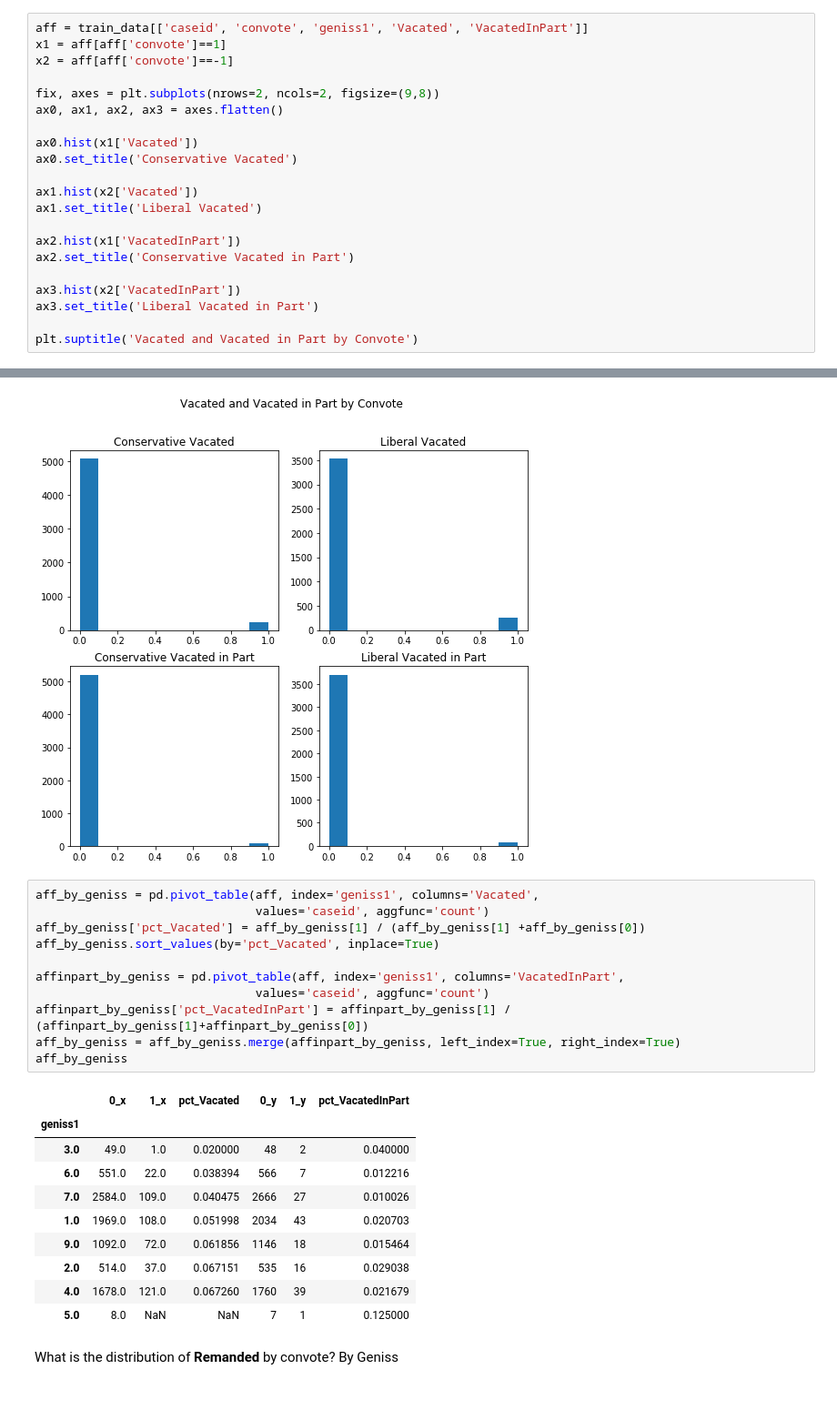
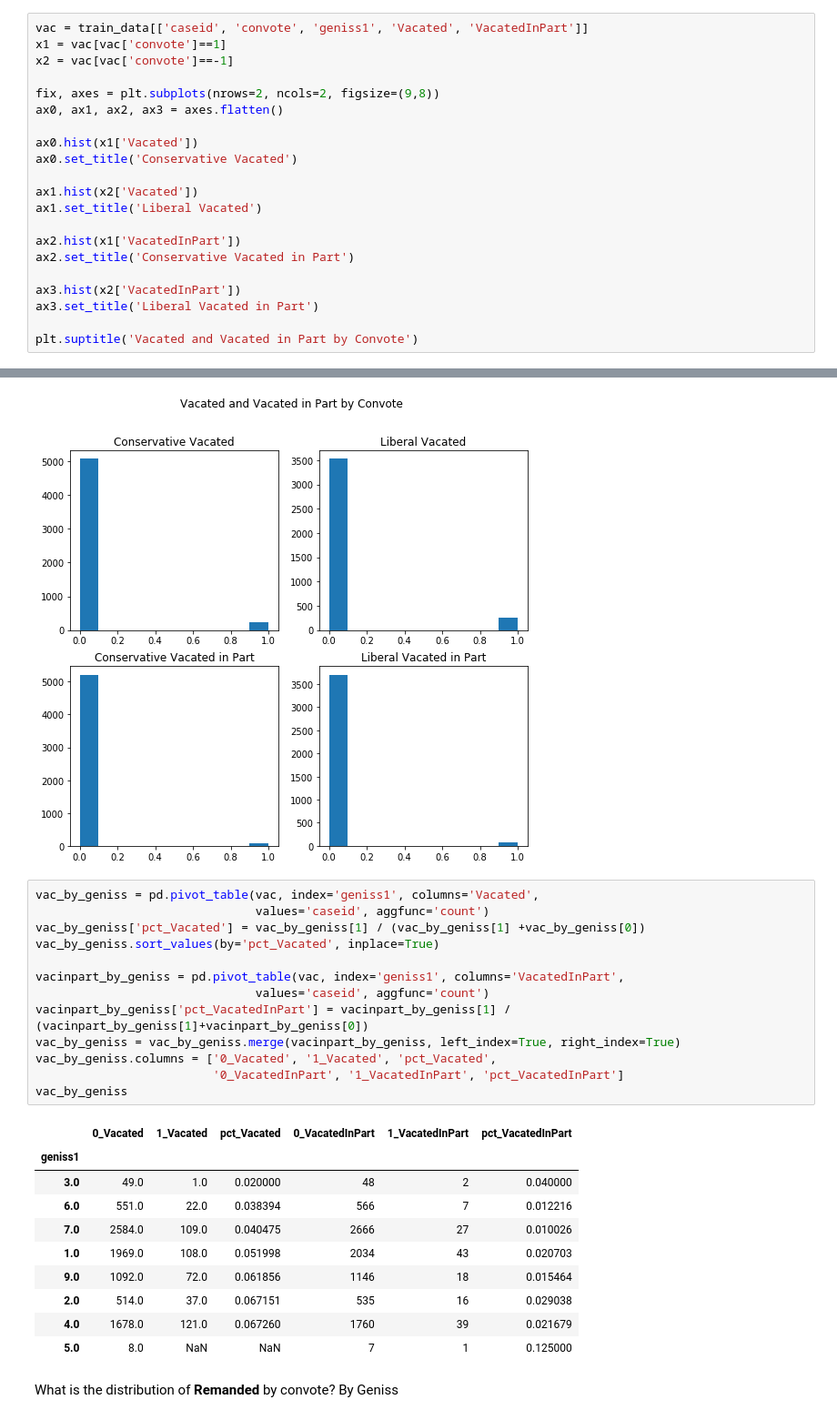
Before and after one commit to kailin-lu/CaseClassifier, a Jupyter notebook: CaseClassification.ipynb, the cells around one changed output, grey strips where cells are left out. Shown at 91% size. Cells and saved outputs as stored; diff of their text form.

```diff
--- a/Train.ipynb
+++ b/CaseClassification.ipynb
@@ -235,9 +242,9 @@ aff_by_geniss
 # %% [markdown]
 What is the distribution of **Vacated / Vacated in Part** by convote? By Geniss
 # %%
-aff = train_data[['caseid', 'convote', 'geniss1', 'Vacated', 'VacatedInPart']]
-x1 = aff[aff['convote']==1]
-x2 = aff[aff['convote']==-1]
+vac = train_data[['caseid', 'convote', 'geniss1', 'Vacated', 'VacatedInPart']]
+x1 = vac[vac['convote']==1]
+x2 = vac[vac['convote']==-1]
 
 fix, axes = plt.subplots(nrows=2, ncols=2, figsize=(9,8))
 ax0, ax1, ax2, ax3 = axes.flatten()
@@ -259,18 +266,20 @@ plt.suptitle('Vacated and Vacated in Part by Convote')
 <matplotlib.text.Text at 0x...>
 [figure]
 # %%
-aff_by_geniss = pd.pivot_table(aff, index='geniss1', columns='Vacated',
+vac_by_geniss = pd.pivot_table(vac, index='geniss1', columns='Vacated',
                                values='caseid', aggfunc='count')
-aff_by_geniss['pct_Vacated'] = aff_by_geniss[1] / (aff_by_geniss[1] +aff_by_geniss[0])
-aff_by_geniss.sort_values(by='pct_Vacated', inplace=True)
+vac_by_geniss['pct_Vacated'] = vac_by_geniss[1] / (vac_by_geniss[1] +vac_by_geniss[0])
+vac_by_geniss.sort_values(by='pct_Vacated', inplace=True)
 
-affinpart_by_geniss = pd.pivot_table(aff, index='geniss1', columns='VacatedInPart',
+vacinpart_by_geniss = pd.pivot_table(vac, index='geniss1', columns='VacatedInPart',
                                values='caseid', aggfunc='count')
-affinpart_by_geniss['pct_VacatedInPart'] = affinpart_by_geniss[1] / (affinpart_by_geniss[1]+affinpart_by_geniss[0])
-aff_by_geniss = aff_by_geniss.merge(affinpart_by_geniss, left_index=True, right_index=True)
-aff_by_geniss
+vacinpart_by_geniss['pct_VacatedInPart'] = vacinpart_by_geniss[1] / (vacinpart_by_geniss[1]+vacinpart_by_geniss[0])
+vac_by_geniss = vac_by_geniss.merge(vacinpart_by_geniss, left_index=True, right_index=True)
+vac_by_geniss.columns = ['0_Vacated', '1_Vacated', 'pct_Vacated',
+                         '0_VacatedInPart', '1_VacatedInPart', 'pct_VacatedInPart']
+vac_by_geniss
 # %% [output]
-|  | 0_x | 1_x | pct_Vacated | 0_y | 1_y | pct_VacatedInPart |
+|  | 0_Vacated | 1_Vacated | pct_Vacated | 0_VacatedInPart | 1_VacatedInPart | pct_VacatedInPart |
 | geniss1 |  |  |  |  |  |  |
 | 3.0 | 49.0 | 1.0 | 0.020000 | 48 | 2 | 0.040000 |
 | 6.0 | 551.0 | 22.0 | 0.038394 | 566 | 7 | 0.012216 |
```
Also changed, not shown: parts of 40 cells of this notebook, 6 other files.
